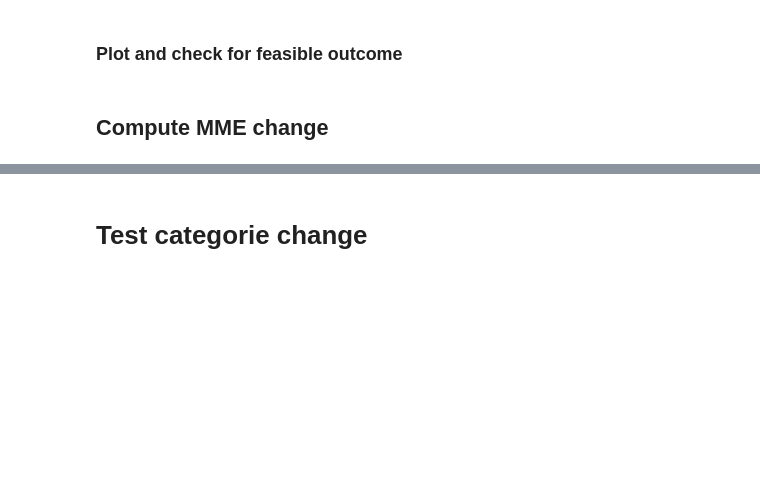
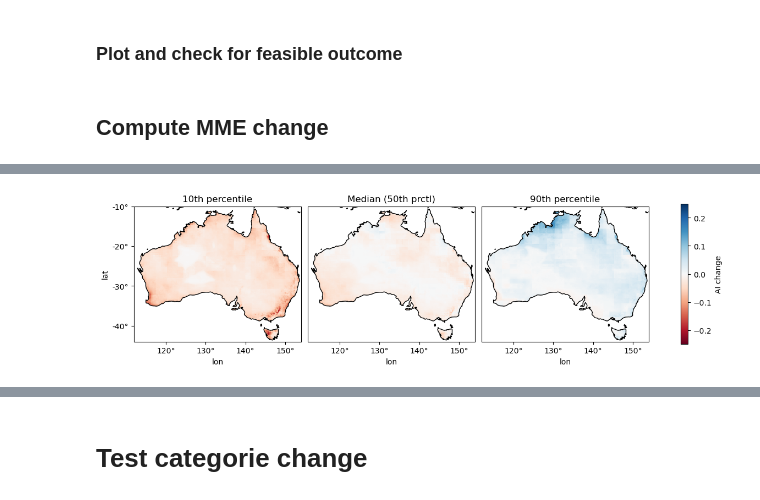
Before and after one commit to AusClimateService/hazards-drought, a Jupyter notebook: compute_MME.ipynb, the cells around one changed output, grey strips where cells are left out. Cells and saved outputs as stored; diff of their text form; code cells hidden in the pictures; blank space fills up the shorter version.

```diff
--- a/compute_MME.ipynb
+++ b/compute_MME.ipynb
@@ -213,0 +252,47 @@ quantiles_ds.AI.plot(col="quantile",cmap="RdBu", levels=np.arange(-0.4, 0.45, 0.
+# %%
+quantiles_ds_prct = xr.open_dataset(f"{root_dir}AI-atmospheric-based_NHP1-AUS-5_{rcp}_bias-adjusted_2D_GWL20_change-to-GWL12_percentiles10-50-90.nc")
+
+# Define the plot function
+def plot_quantiles(dataarray):
+    titles = ["10th percentile", "Median (50th prctl)", "90th percentile"]
+    p = dataarray.plot(
+        col="quantile",
+        cmap="RdBu",
+        # levels=np.arange(-0.275, 0.3, 0.05),
+        subplot_kws={"projection": ccrs.PlateCarree()},
+        transform=ccrs.PlateCarree(),
+        figsize=(12, 3),  # Adjust the figure size if necessary
+        aspect=3  # Adjust aspect ratio if necessary
+    )
+
+    # Add coastlines and ticks to each subplot
+    for i, ax in enumerate(p.axs.flat):
+        ax.coastlines()
+        ax.set_xticks(np.arange(-180, 181, 10), crs=ccrs.PlateCarree())
+
+        lon_formatter = plt.FuncFormatter(lambda x, pos: f'{int(x)}°')
+        lat_formatter = plt.FuncFormatter(lambda x, pos: f'{int(x)}°')
+        ax.xaxis.set_major_formatter(lon_formatter)
+
+        # Add latitude ticks only to the first subplot
+        if i == 0:
+            ax.set_yticks(np.arange(-90, 91, 10), crs=ccrs.PlateCarree())
+            ax.yaxis.set_major_formatter(lat_formatter)
+
+        # Add titles to each subplot
+        ax.set_title(titles[i])
+
+    # # Adjust the color bar length
+    # p.cbar.set_aspect(20)  # Adjust the aspect ratio of the color bar
+    # p.cbar.ax.tick_params(labelsize=10)  # Adjust the tick label size
+
+    plt.show()
+
+# Call the plot function
+plot_quantiles(quantiles_ds_prct["AI"].rename("AI change"))
+
+# quantiles_ds_prct_dict = {"10th percentile":quantiles_ds_prct.AI.sel(quantile=0.1),"Median (50th prctl)":quantiles_ds_prct.AI.sel(quantile=0.5),"90th percentile":quantiles_ds_prct.AI.sel(quantile=0.9)}
+# lib_david.plot_AI(quantiles_ds_prct_dict,'change_prct','AI (P/PET) relative change (GWL2 to GWL1.2) for NHP1')#,
+#        # out_dir+'AI_change_percent_current_plot_BARPA-CMIP6mean.png')
+# %% [output]
+[figure, added]
```
Also changed, not shown: parts of 20 cells of this notebook, 1 other file.
